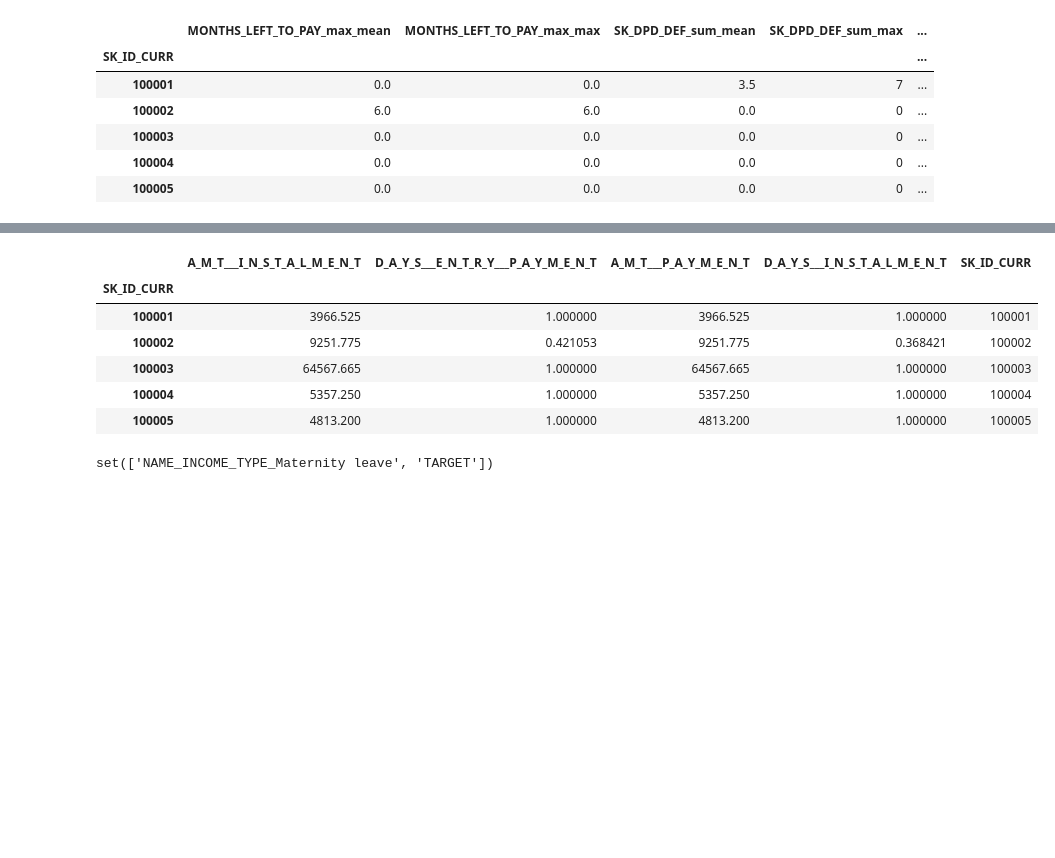
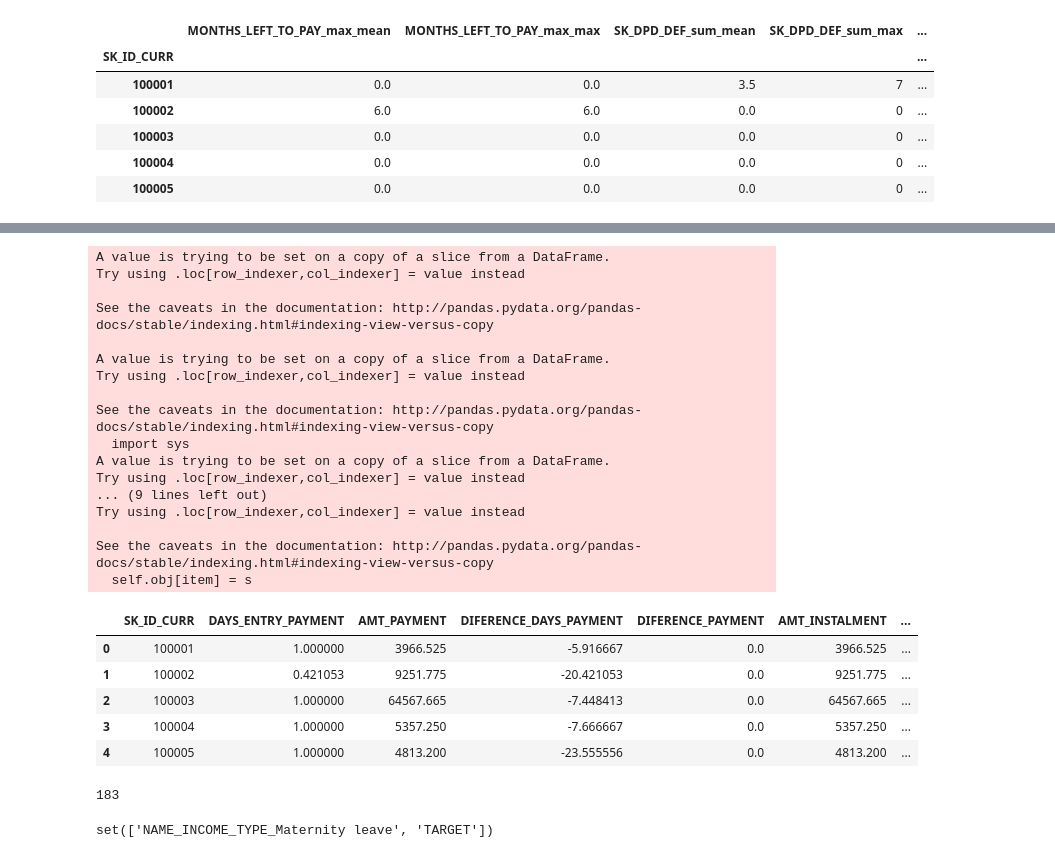
Before and after one commit to MAGomes95/KaggleCreditRisk, a Jupyter notebook: main.ipynb, the cells around one changed output, grey strips where cells are left out. Cells and saved outputs as stored; diff of their text form; code cells hidden in the pictures; blank space fills up the shorter version.

```diff
--- a/main.ipynb
+++ b/main.ipynb
@@ -285,37 +293,53 @@ data_cc.head()
 # %%
 data_installments = pd.read_csv('data/installments_payments.csv')
 
 def process_installments(data_installments):
-    data_installments = data_installments[pd.notna(data_installments['DAYS_ENTRY_PAYMENT'])].drop(['NUM_INSTALMENT_VERSION'],axis = 1)
+    data_installments = data_installments[pd.notna(data_installments['DAYS_ENTRY_PAYMENT'])]
 
-    instal['DIFERENCE_DAYS_PAYMENT'] = instal['DAYS_ENTRY_PAYMENT'] - instal['DAYS_INSTALMENT']
-    instal['DIFERENCE_PAYMENT'] = instal['AMT_INSTALMENT'] - instal['AMT_PAYMENT']
+    data_installments['DIFERENCE_DAYS_PAYMENT'] = data_installments['DAYS_ENTRY_PAYMENT'] - data_installments['DAYS_INSTALMENT']
+    data_installments['DIFERENCE_PAYMENT'] = data_installments['AMT_INSTALMENT'] - data_installments['AMT_PAYMENT']
 
     data_installments['DAYS_INSTALMENT_new'] = 0
     data_installments['DAYS_ENTRY_PAYMENT_new'] = 0
 
     data_installments.loc[data_installments['DAYS_INSTALMENT'] < -365 , 'DAYS_INSTALMENT_new'] = 1
     data_installments.loc[data_installments['DAYS_ENTRY_PAYMENT'] < -365, 'DAYS_ENTRY_PAYMENT_new'] = 1
 
     data_installments = data_installments.drop(['DAYS_INSTALMENT','DAYS_ENTRY_PAYMENT'],axis = 1)
     data_installments = data_installments.rename(columns = {'DAYS_INSTALMENT_new':'DAYS_INSTALMENT','DAYS_ENTRY_PAYMENT_new':'DAYS_ENTRY_PAYMENT'})
 
     data_installments = data_installments.groupby(by=['SK_ID_PREV','SK_ID_CURR']).agg({'DAYS_INSTALMENT':'mean','DAYS_ENTRY_PAYMENT':'mean','AMT_INSTALMENT':'median','AMT_PAYMENT':'median','NUM_INSTALMENT_VERSION': 'max', 'DIFERENCE_DAYS_PAYMENT': 'mean','DIFERENCE_PAYMENT': 'mean'})
     data_installments = data_installments.groupby(by='SK_ID_CURR').agg({'DAYS_INSTALMENT':'mean','DAYS_ENTRY_PAYMENT':'mean','AMT_INSTALMENT':'median','AMT_PAYMENT':'median','NUM_INSTALMENT_VERSION': 'mean', 'DIFERENCE_DAYS_PAYMENT': 'mean','DIFERENCE_PAYMENT': 'mean'})
     #     data_installments.columns = list(map('_'.join, data_installments.columns.values))
-    data_installments['SK_ID_CURR'] = data_installments.index
+    data_installments = data_installments.reset_index()
     return data_installments
 
 data_installments = process_installments(data_installments)
 data_installments.head()
 # %% [output]
+A value is trying to be set on a copy of a slice from a DataFrame.
+Try using .loc[row_indexer,col_indexer] = value instead
+
+See the caveats in the documentation: http://pandas.pydata.org/pandas-docs/stable/indexing.html#indexing-view-versus-copy
+
+A value is trying to be set on a copy of a slice from a DataFrame.
+Try using .loc[row_indexer,col_indexer] = value instead
+
+See the caveats in the documentation: http://pandas.pydata.org/pandas-docs/stable/indexing.html#indexing-view-versus-copy
+  import sys
+A value is trying to be set on a copy of a slice from a DataFrame.
+Try using .loc[row_indexer,col_indexer] = value instead
+... (9 lines left out)
+Try using .loc[row_indexer,col_indexer] = value instead
+
+See the caveats in the documentation: http://pandas.pydata.org/pandas-docs/stable/indexing.html#indexing-view-versus-copy
+  self.obj[item] = s
-|  | A_M_T___I_N_S_T_A_L_M_E_N_T | D_A_Y_S___E_N_T_R_Y___P_A_Y_M_E_N_T | A_M_T___P_A_Y_M_E_N_T | D_A_Y_S___I_N_S_T_A_L_M_E_N_T | SK_ID_CURR |
-| SK_ID_CURR |  |  |  |  |  |
-| 100001 | 3966.525 | 1.000000 | 3966.525 | 1.000000 | 100001 |
-| 100002 | 9251.775 | 0.421053 | 9251.775 | 0.368421 | 100002 |
-| 100003 | 64567.665 | 1.000000 | 64567.665 | 1.000000 | 100003 |
-| 100004 | 5357.250 | 1.000000 | 5357.250 | 1.000000 | 100004 |
-| 100005 | 4813.200 | 1.000000 | 4813.200 | 1.000000 | 100005 |
+|  | SK_ID_CURR | DAYS_ENTRY_PAYMENT | AMT_PAYMENT | DIFERENCE_DAYS_PAYMENT | DIFERENCE_PAYMENT | AMT_INSTALMENT | ... |
+| 0 | 100001 | 1.000000 | 3966.525 | -5.916667 | 0.0 | 3966.525 | ... |
+| 1 | 100002 | 0.421053 | 9251.775 | -20.421053 | 0.0 | 9251.775 | ... |
+| 2 | 100003 | 1.000000 | 64567.665 | -7.448413 | 0.0 | 64567.665 | ... |
+| 3 | 100004 | 1.000000 | 5357.250 | -7.666667 | 0.0 | 5357.250 | ... |
+| 4 | 100005 | 1.000000 | 4813.200 | -23.555556 | 0.0 | 4813.200 | ... |
 # %%
 data = data.merge(previous_data, on='SK_ID_CURR', how='left', suffixes=('', '_previous'))
 data_submission = data_submission.merge(previous_data, on='SK_ID_CURR', how='left', suffixes=('', '_previous'))
@@ -339,8 +363,8 @@ data_submission['AMT_PREVIOUS_CREDIT/AMT_CREDIT'] = data_submission['AMT_CREDIT_
 data['AMT_PREVIOUS_MAXCREDIT/AMT_CREDIT'] = data['AMT_CREDIT_accepted_max'] / data['AMT_CREDIT']
 data_submission['AMT_PREVIOUS_MAXCREDIT/AMT_CREDIT'] = data_submission['AMT_CREDIT_accepted_max'] / data_submission['AMT_CREDIT']
 
-# data['AMT_PREVIOUS_ANNUITY/AMT_ANNUITY'] = data['AMT_ANNUITY_accepted_mean'] / data['AMT_ANNUITY']
-# data_submission['AMT_PREVIOUS_ANNUITY/AMT_ANNUITY'] = data_submission['AMT_ANNUITY_accepted_mean'] / data_submission['AMT_ANNUITY']
+data['AMT_PREVIOUS_ANNUITY/AMT_ANNUITY'] = data['AMT_ANNUITY_accepted_mean'] / data['AMT_ANNUITY']
+data_submission['AMT_PREVIOUS_ANNUITY/AMT_ANNUITY'] = data_submission['AMT_ANNUITY_accepted_mean'] / data_submission['AMT_ANNUITY']
 
 # data['AMT_PREVIOUS_GOODS_PRICE/AMT_GOODS_PRICE'] = data['AMT_GOODS_PRICE/AMT_CREDIT_mean'] / data['AMT_GOODS_PRICE/(AMT_CREDIT)']
 # data_submission['AMT_PREVIOUS_GOODS_PRICE/AMT_GOODS_PRICE'] = data_submission['AMT_GOODS_PRICE/AMT_CREDIT_mean'] / data_submission['AMT_GOODS_PRICE/(AMT_CREDIT)']
@@ -375,6 +399,9 @@ data_submission = data_submission.fillna(default_values)
 data_submission = data_submission.fillna(data.median())
 
 del previous_data, data_bureau, data_pos_cash, data_cc, data_installments
+gc.collect()
+# %% [output]
+183
 # %%
 print(set(data.columns) - set(data_submission.columns))
 data_submission['NAME_INCOME_TYPE_Maternity leave'] = 0
```
Also changed, not shown: parts of 12 cells of this notebook, 5 other files.
